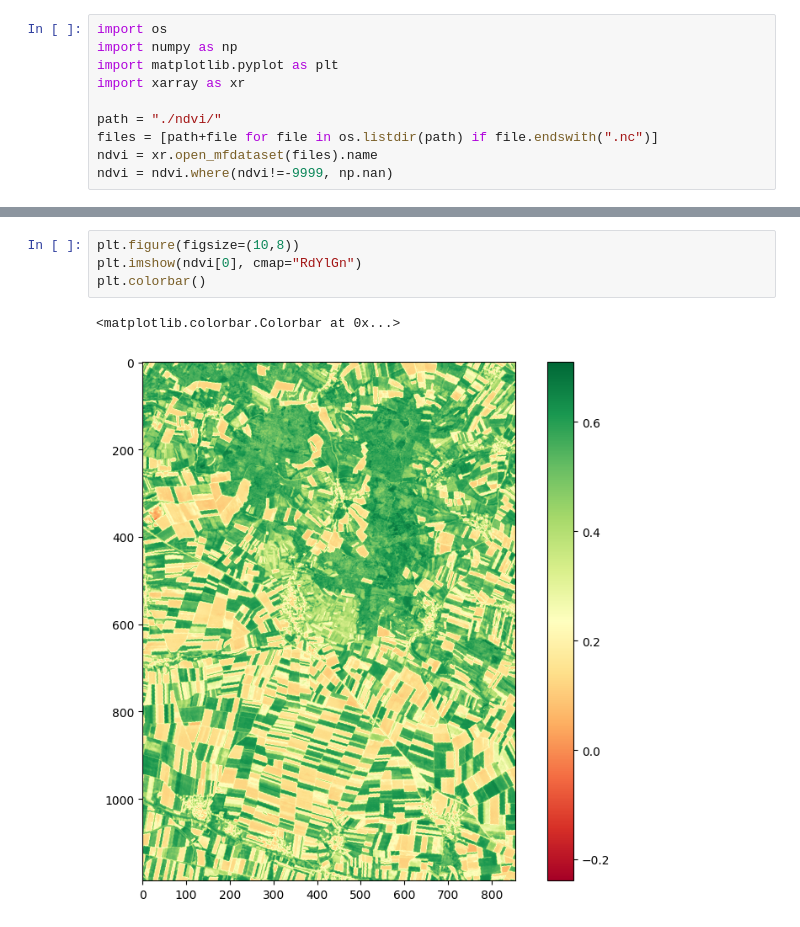
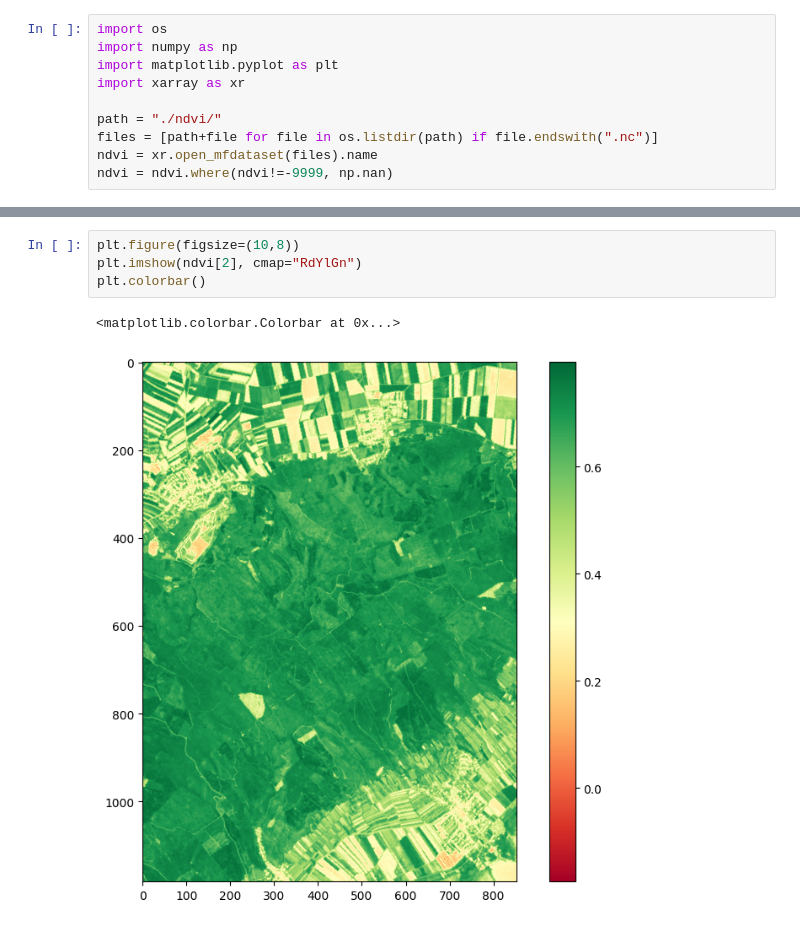
Before and after one commit to eodcgmbh/openeo-examples, a Jupyter notebook: UCs/UC15-indices.ipynb, the cells around one changed output, grey strips where cells are left out. Drawn from its saved outputs; the diff is of its cells as text.

```diff
--- a/UCs/UC15-indices.ipynb
+++ b/UCs/UC15-indices.ipynb
@@ -442,10 +424,10 @@ crs :
 PROJCS["unknown",GEOGCS["unknown",DATUM["WGS_1984",SPHEROID["WGS 84",6378137,298.257223563],AUTHORITY["EPSG","6326"]],PRIMEM["Greenwich",0,AUTHORITY["EPSG","8901"]],UNIT["degree",0.0174532925199433]], ...
 # %%
 plt.figure(figsize=(10,8))
-plt.imshow(ndvi[0], cmap="RdYlGn")
+plt.imshow(ndvi[2], cmap="RdYlGn")
 plt.colorbar()
 # %% [output]
 <matplotlib.colorbar.Colorbar at 0x...>
-[figure, old version]
+[figure, new version]
 # %%
 plt.figure(figsize=(10,5))
```
Also changed, not shown: parts of 6 cells of this notebook.
